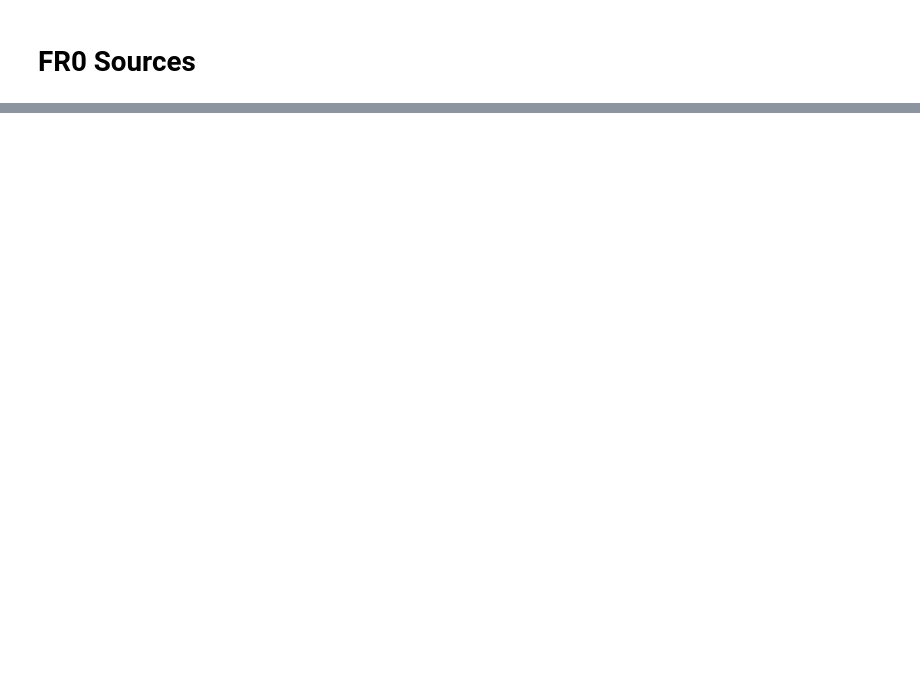
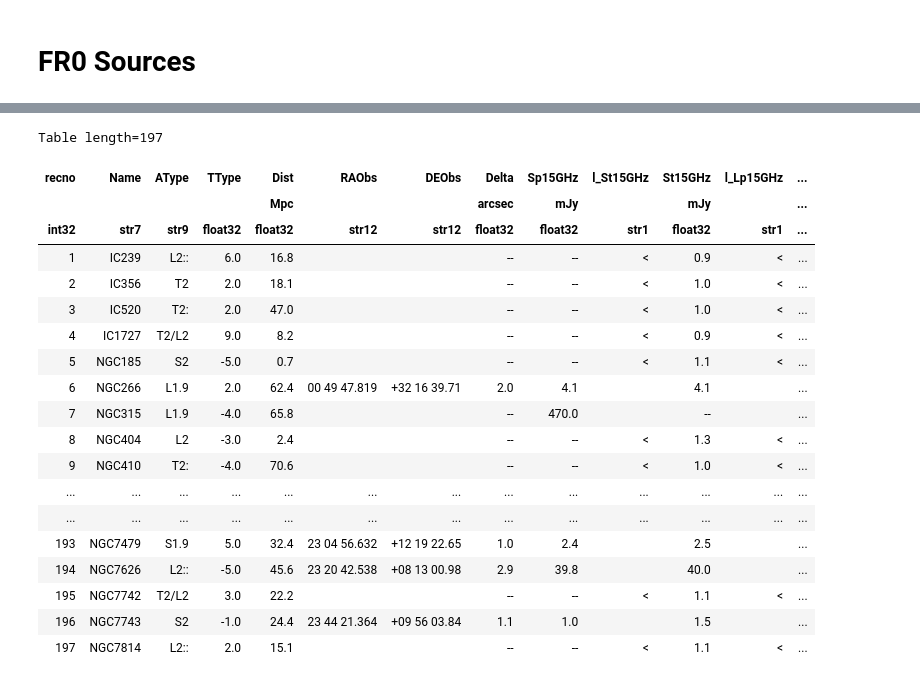
Before and after one commit to udaisharma99/MiniJettedAGNs, a Jupyter notebook: final-catalog.ipynb, the cells around one changed output, grey strips where cells are left out. Saved outputs shown, nothing was run; the diff lists cells and outputs as text; code cells hidden in the pictures; blank space fills up the shorter version.

```diff
--- a/final-catalog.ipynb
+++ b/final-catalog.ipynb
@@ -1608,3 +1776,26 @@ fr0_coreG_catalogue = vstack([fr0_catalogue,coreG_catalogue])
+# %%
+nagar_2005[0]
+# %% [output]
+Table length=197
+| recno | Name | AType | TType | Dist | RAObs | DEObs | Delta | Sp15GHz | l_St15GHz | St15GHz | l_Lp15GHz | ... |
+|  |  |  |  | Mpc |  |  | arcsec | mJy |  | mJy |  | ... |
+| int32 | str7 | str9 | float32 | float32 | str12 | str12 | float32 | float32 | str1 | float32 | str1 | ... |
+| 1 | IC239 | L2:: | 6.0 | 16.8 |  |  | -- | -- | < | 0.9 | < | ... |
+| 2 | IC356 | T2 | 2.0 | 18.1 |  |  | -- | -- | < | 1.0 | < | ... |
+| 3 | IC520 | T2: | 2.0 | 47.0 |  |  | -- | -- | < | 1.0 | < | ... |
+| 4 | IC1727 | T2/L2 | 9.0 | 8.2 |  |  | -- | -- | < | 0.9 | < | ... |
+| 5 | NGC185 | S2 | -5.0 | 0.7 |  |  | -- | -- | < | 1.1 | < | ... |
+| 6 | NGC266 | L1.9 | 2.0 | 62.4 | 00 49 47.819 | +32 16 39.71 | 2.0 | 4.1 |  | 4.1 |  | ... |
+| 7 | NGC315 | L1.9 | -4.0 | 65.8 |  |  | -- | 470.0 |  | -- |  | ... |
+| 8 | NGC404 | L2 | -3.0 | 2.4 |  |  | -- | -- | < | 1.3 | < | ... |
+| 9 | NGC410 | T2: | -4.0 | 70.6 |  |  | -- | -- | < | 1.0 | < | ... |
+| ... | ... | ... | ... | ... | ... | ... | ... | ... | ... | ... | ... | ... |
+| ... | ... | ... | ... | ... | ... | ... | ... | ... | ... | ... | ... | ... |
+| 193 | NGC7479 | S1.9 | 5.0 | 32.4 | 23 04 56.632 | +12 19 22.65 | 1.0 | 2.4 |  | 2.5 |  | ... |
+| 194 | NGC7626 | L2:: | -5.0 | 45.6 | 23 20 42.538 | +08 13 00.98 | 2.9 | 39.8 |  | 40.0 |  | ... |
+| 195 | NGC7742 | T2/L2 | 3.0 | 22.2 |  |  | -- | -- | < | 1.1 | < | ... |
+| 196 | NGC7743 | S2 | -1.0 | 24.4 | 23 44 21.364 | +09 56 03.84 | 1.1 | 1.0 |  | 1.5 |  | ... |
+| 197 | NGC7814 | L2:: | 2.0 | 15.1 |  |  | -- | -- | < | 1.1 | < | ... |
 # %%
 path = Path("./")
 path.mkdir(exist_ok=True, parents=True)
```
Also changed, not shown: parts of 17 cells of this notebook.
